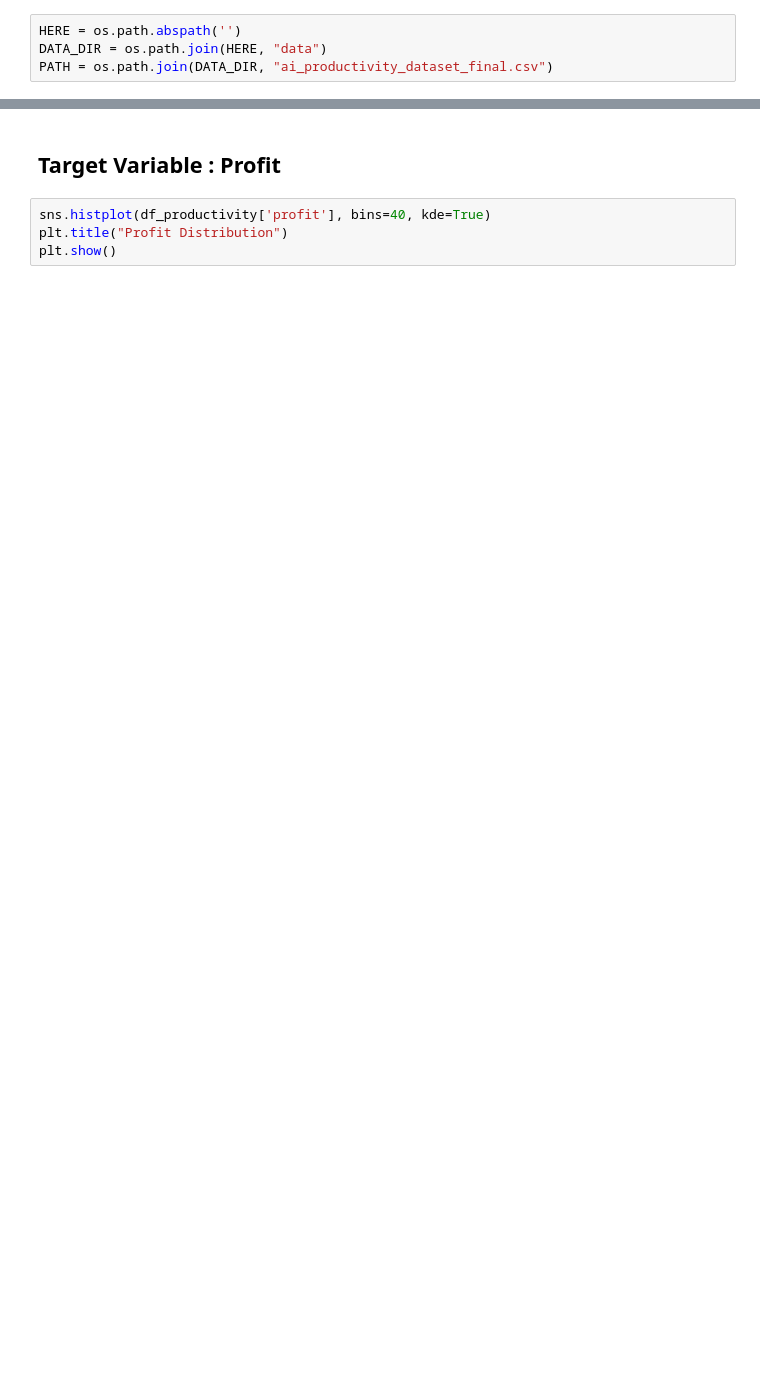
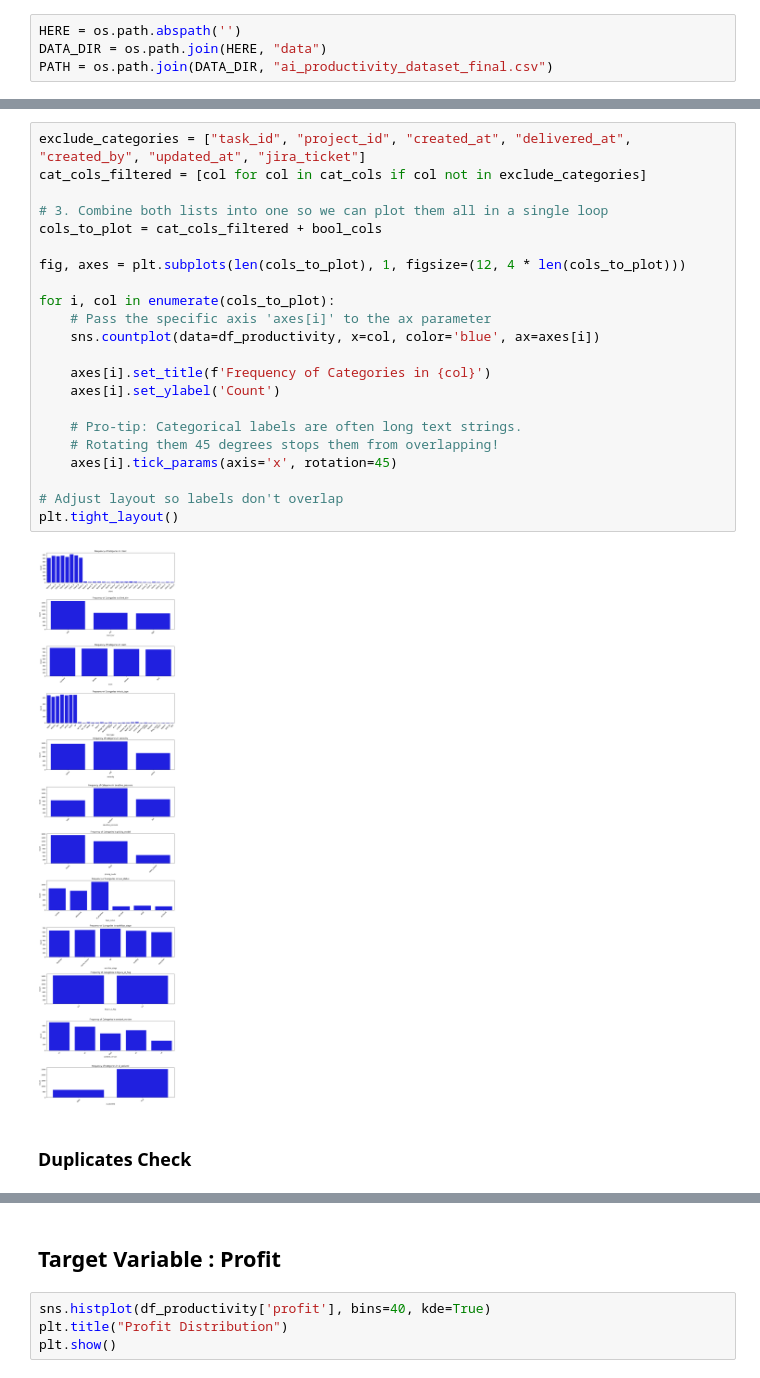
Before and after one commit to andreamammano89-maker/ML_Project_SEA_815441, a Jupyter notebook: main.ipynb, the cells around one changed output, grey strips where cells are left out. Drawn from its saved outputs; the diff is of its cells as text; blank space fills up the shorter version.

Commit message:
Reorganize project structure and add first phase of EDA.

```diff
--- a/main.ipynb
+++ b/main.ipynb
@@ -149,0 +155,26 @@ These observations motivate a deeper investigation into the relationship between
+# %%
+exclude_categories = ["task_id", "project_id", "created_at", "delivered_at", "created_by", "updated_at", "jira_ticket"]
+cat_cols_filtered = [col for col in cat_cols if col not in exclude_categories]
+
+# 3. Combine both lists into one so we can plot them all in a single loop
+cols_to_plot = cat_cols_filtered + bool_cols
+
+fig, axes = plt.subplots(len(cols_to_plot), 1, figsize=(12, 4 * len(cols_to_plot)))
+
+for i, col in enumerate(cols_to_plot):
+    # Pass the specific axis 'axes[i]' to the ax parameter
+    sns.countplot(data=df_productivity, x=col, color='blue', ax=axes[i])
+
+    axes[i].set_title(f'Frequency of Categories in {col}')
+    axes[i].set_ylabel('Count')
+
+    # Pro-tip: Categorical labels are often long text strings.
+    # Rotating them 45 degrees stops them from overlapping!
+    axes[i].tick_params(axis='x', rotation=45)
+
+# Adjust layout so labels don't overlap
+plt.tight_layout()
+# %% [output]
+[figure, added]
+# %% [markdown]
+### Duplicates Check
```
Also changed, not shown: parts of 33 cells of this notebook.
